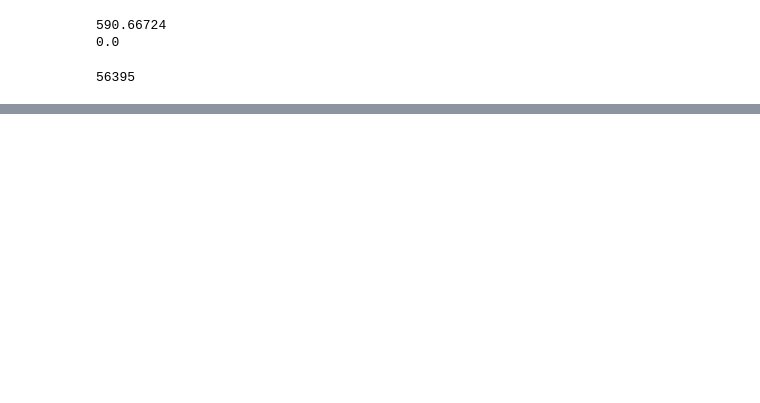
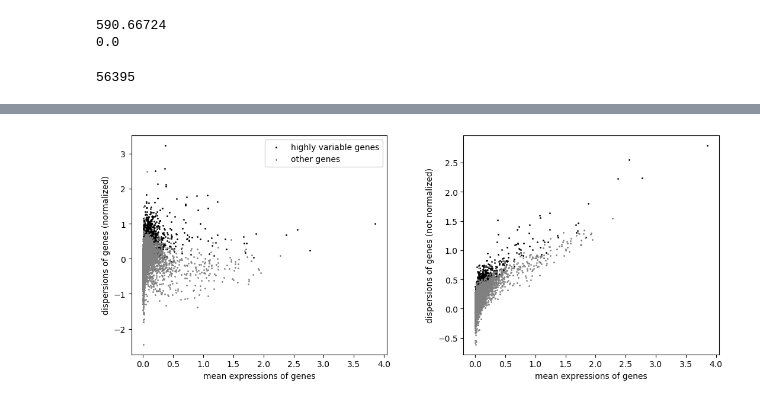
Before and after one commit to zeinabbh/M10, a Jupyter notebook: dataset2_preprocessing.ipynb, the cells around one changed output, grey strips where cells are left out. Cells and saved outputs as stored; diff of their text form; code cells hidden in the pictures; blank space fills up the shorter version.

```diff
--- a/dataset2_preprocessing.ipynb
+++ b/dataset2_preprocessing.ipynb
@@ -95,0 +167,6 @@ print(adata1.n_vars)  # number of genes
+# %%
+# merge samples into one anndata object
+
+adata = ad.concat(adatas, label="sample", merge= "same")
+adata.obs_names_make_unique()
+adata
@@ -95,0 +251,13 @@ print(adata1.n_vars)  # number of genes
+# %%
+# log transform
+
+adata.layers["log1p_norm"] = sc.pp.log1p(adata.X, copy=True)
+# %%
+##### Feature Selection ##### ----------------------------------------------------------------------------------------------------
+sc.pp.highly_variable_genes(adata, n_top_genes=2000, batch_key="sample", layer = "log1p_norm") # automatically adds columns to adata.var 'highly_variable', 'means', 'dispersions', 'dispersions_norm'. Downstream functions like pca will automatically use only the HVGs if use_highly_variable=True is passed.
+sc.pl.highly_variable_genes(adata)
+
+# Mean expression is simply the average expression level of a gene across all cells — how highly expressed it is on average.
+# Dispersion is a measure of how much a gene's expression varies across cells, normalized for its mean.
+# %% [output]
+[figure, added]
```
Also changed, not shown: parts of 12 cells of this notebook.
